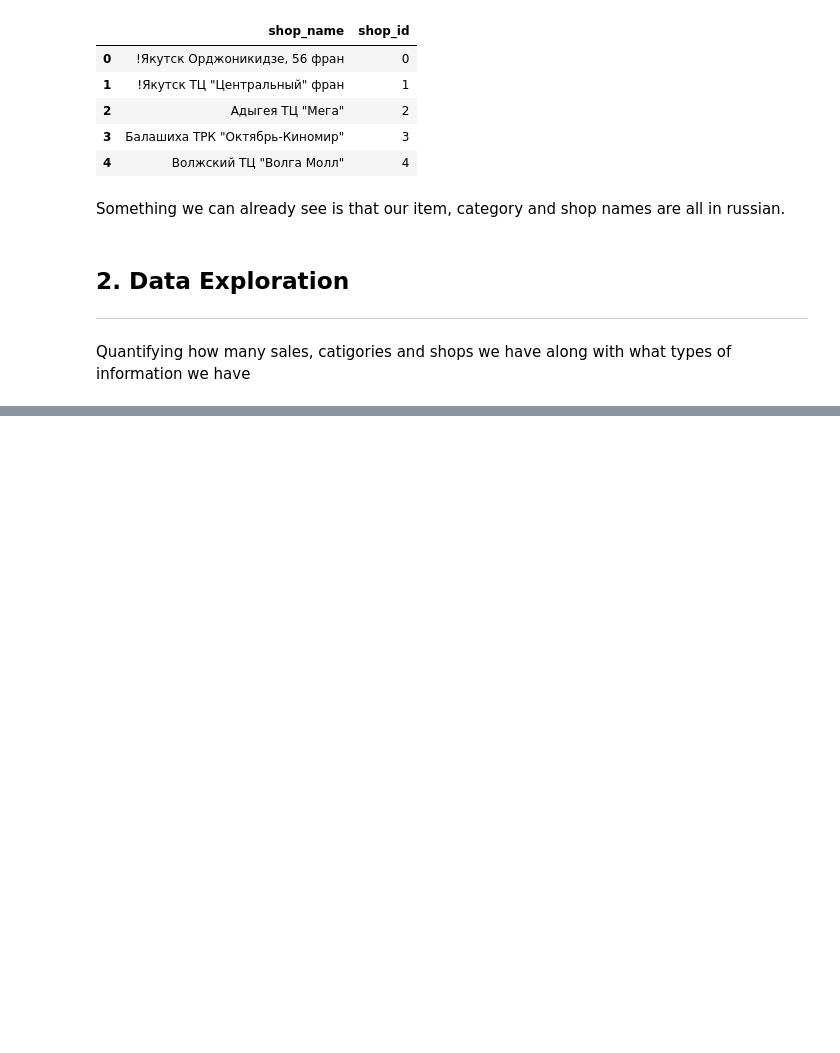
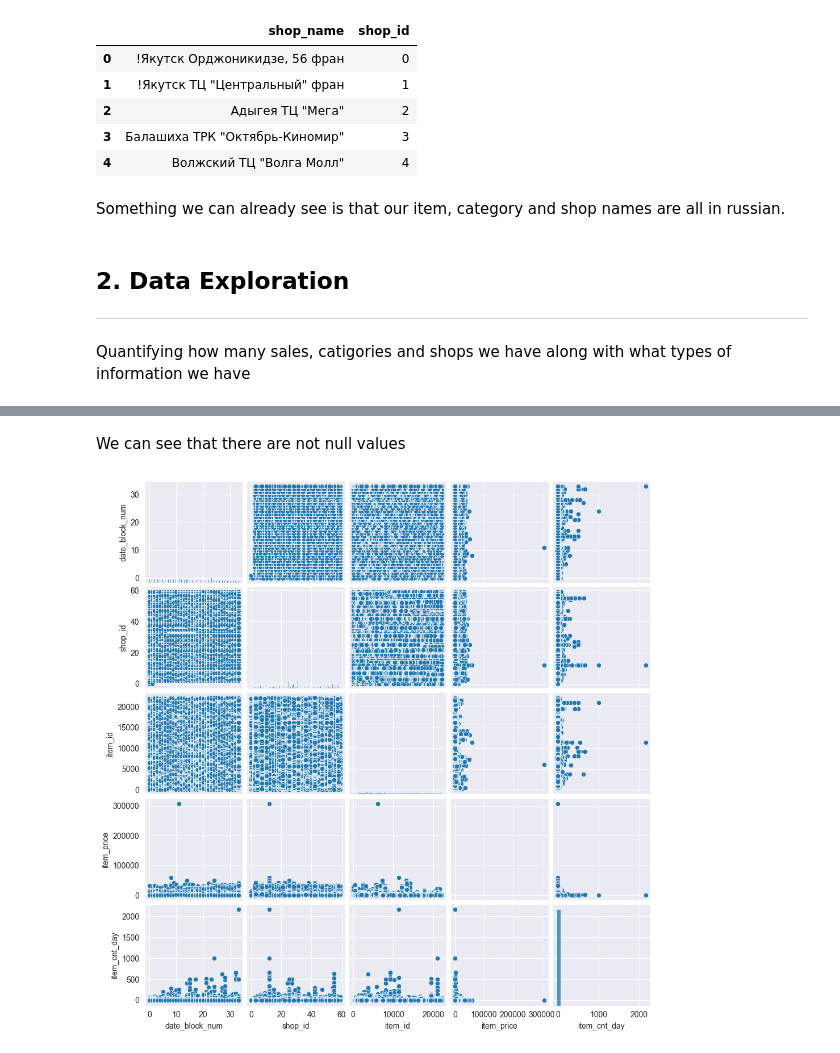
Before and after one commit to NPopkin/SalesPrediction, a Jupyter notebook: ExploratoryDataAnalysis.ipynb, the cells around one changed output, grey strips where cells are left out. Saved outputs shown, nothing was run; the diff lists cells and outputs as text; code cells hidden in the pictures; blank space fills up the shorter version.

```diff
--- a/ExploratoryDataAnalysis.ipynb
+++ b/ExploratoryDataAnalysis.ipynb
@@ -69,0 +110,6 @@ Quantifying how many sales, catigories and shops we have along with what types o
+# %% [markdown]
+We can see that there are not null values
+# %%
+sns.pairplot(train,height=2);
+# %% [output]
+[figure, added]
```
Also changed, not shown: parts of 7 cells of this notebook, 1 other file.
